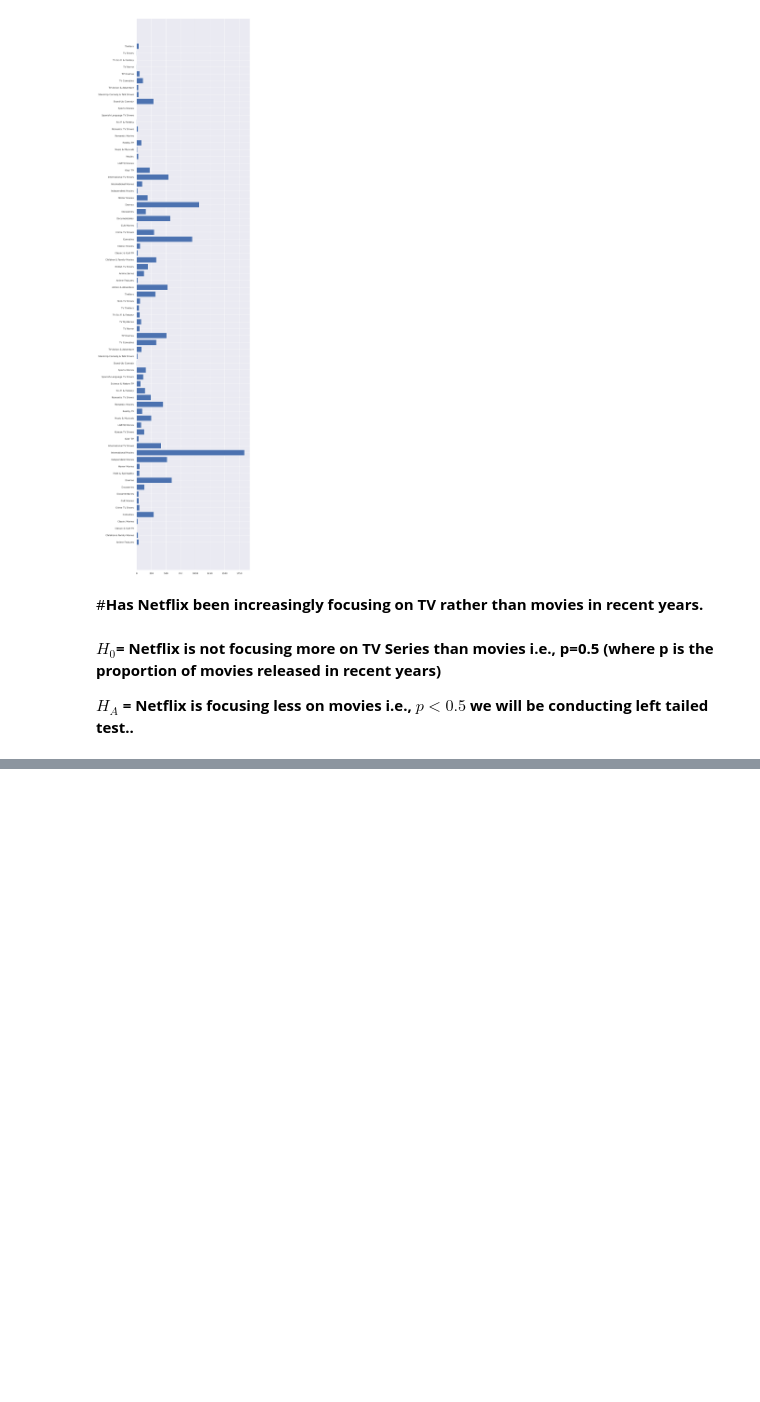
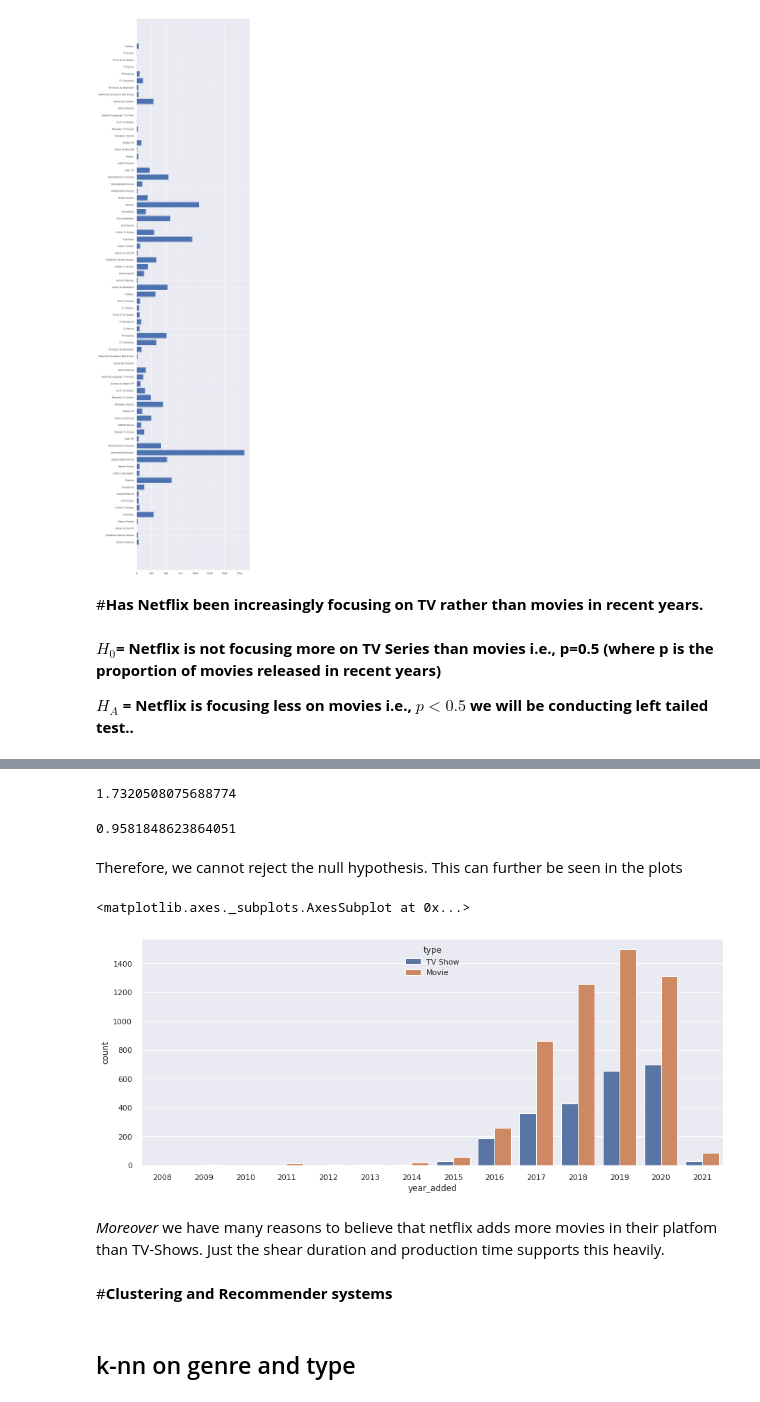
Before and after one commit to Aashishc-prog/NETFLIX_Recommender_system, a Jupyter notebook: Capstone_Netflix_Recommender_system.ipynb, the cells around one changed output, grey strips where cells are left out. Cells and saved outputs as stored; diff of their text form; code cells hidden in the pictures; blank space fills up the shorter version.

```diff
--- a/Capstone_Netflix_Recommender_system.ipynb
+++ b/Capstone_Netflix_Recommender_system.ipynb
@@ -474,0 +519,10 @@ plt.barh(list(genres), list(genre_count))
+# %%
+z
+# %% [output]
+1.7320508075688774
+# %%
+norm.cdf(1.73)
+# %% [output]
+0.9581848623864051
+# %% [markdown]
+Therefore, we cannot reject the null hypothesis. This can further be seen in the plots
@@ -474,0 +531,19 @@ plt.barh(list(genres), list(genre_count))
+# %%
+df3['year_added'] = df['date_added'].apply(lambda x: str(x)[-4:])
+# %%
+df3 = df3.dropna()
+# %%
+df3 = df3.astype({'year_added':int})
+# %%
+df3 = df3.sort_values(by=['year_added'], ascending=True)
+# %%
+sns.countplot(x='year_added',data=df3,hue=df3['type'])
+# %% [output]
+<matplotlib.axes._subplots.AxesSubplot at 0x...>
+[figure, added]
+# %% [markdown]
+*Moreover* we have many reasons to believe that netflix adds more movies in their platfom than TV-Shows. Just the shear duration and production time supports this heavily.
+# %% [markdown]
+#**Clustering and Recommender systems**
+# %% [markdown]
+## k-nn on genre and type
```
Also changed, not shown: parts of 36 cells of this notebook.
